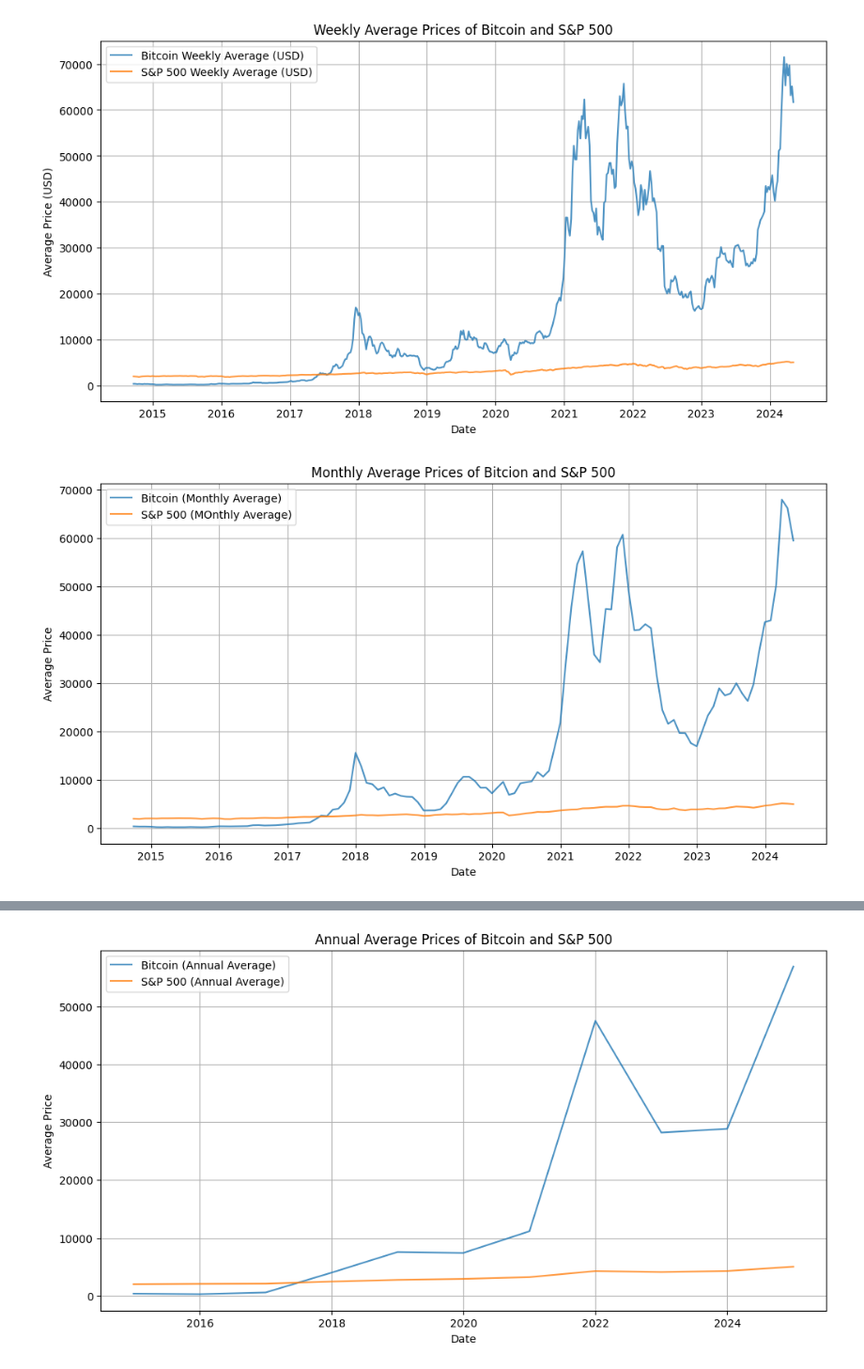
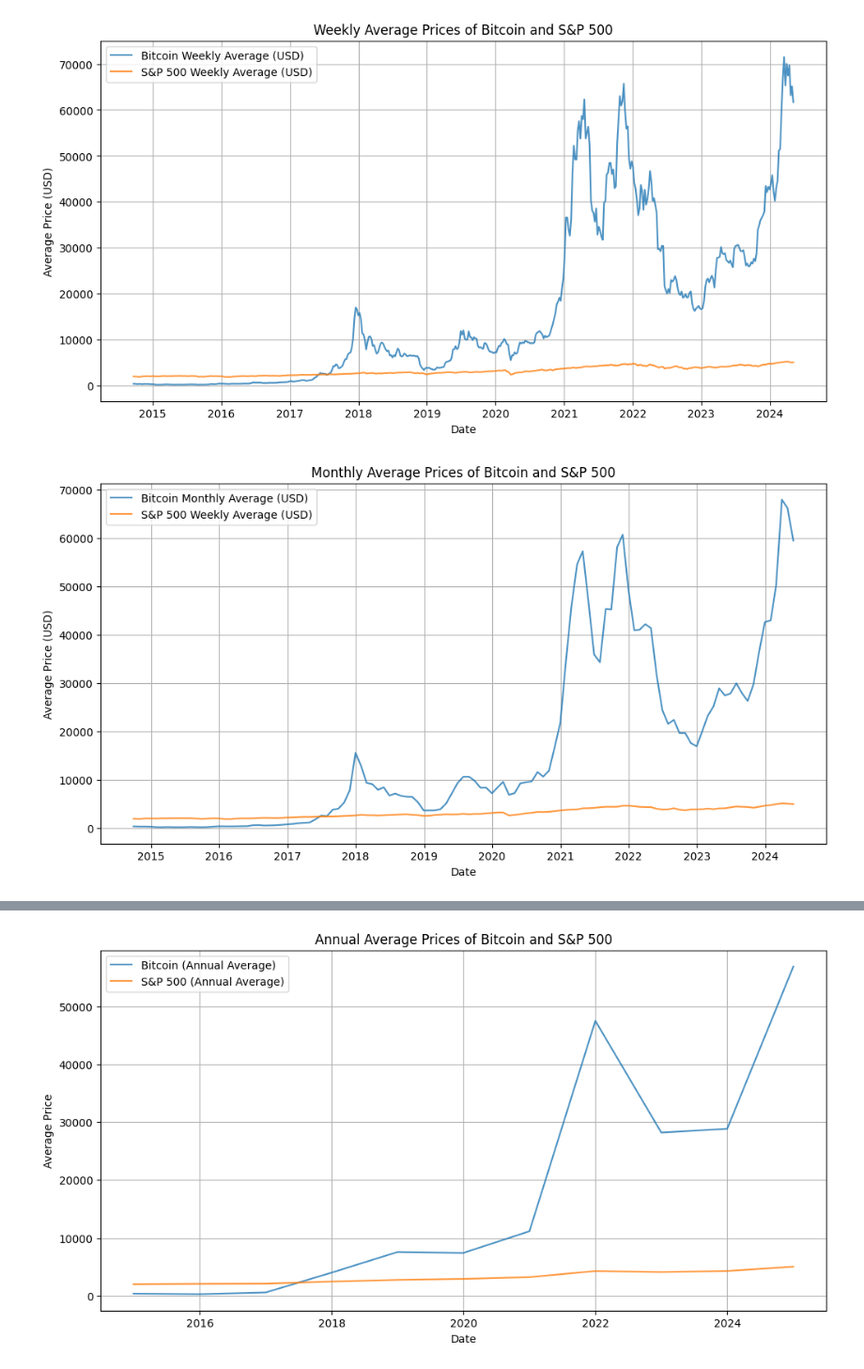
Before and after one commit to AngelDHackerman/BTC-ETH_Data_Analysis, a Jupyter notebook: 4_Temporal_Analysis.ipynb, the cells around one changed output, grey strips where cells are left out. Shown at 94% size. Drawn from its saved outputs; the diff is of its cells as text; code cells hidden in the pictures.

Commit message:
graphs for weekly, monthly and quartly prices

```diff
--- a/4_Temporal_Analysis.ipynb
+++ b/4_Temporal_Analysis.ipynb
@@ -127,17 +116,18 @@ plt_btc_sp500(
 # %% [output]
 [figure]
 # %%
-# Monthly Trend
-plt.figure(figsize=(12, 6))
-plt.plot(monthly_data.index, monthly_data['BTC_Price'], label='Bitcoin (Monthly Average)', alpha=0.8)
-plt.plot(monthly_data.index, monthly_data['SP500_Price'], label='S&P 500 (MOnthly Average)', alpha=0.8)
-plt.title('Monthly Average Prices of Bitcion and S&P 500')
-plt.xlabel('Date')
-plt.ylabel('Average Price')
-plt.legend()
-plt.grid(True)
-plt.show()
+# Monthly Trend Price
+
+plt_btc_sp500(
+  data= monthly_data,
+  y_column_btc='BTC_Price',
+  y_column_sp500='SP500_Price',
+  label_btc='Bitcoin Monthly Average (USD)',
+  label_sp500='S&P 500 Weekly Average (USD)',
+  title='Monthly Average Prices of Bitcoin and S&P 500',
+  ylabel='Average Price (USD)'
+)
 # %% [output]
-[figure, old version]
+[figure, new version]
 # %%
 # Quarterly trend
```
Also changed, not shown: parts of 2 cells of this notebook.
